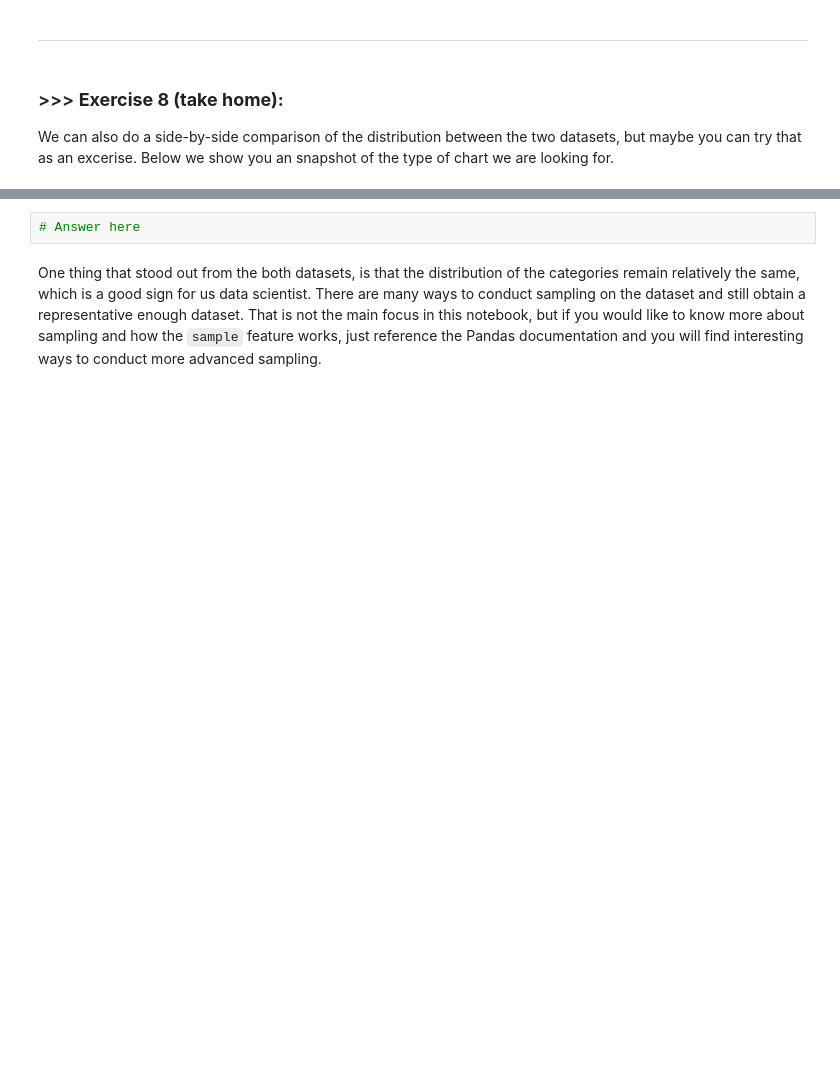
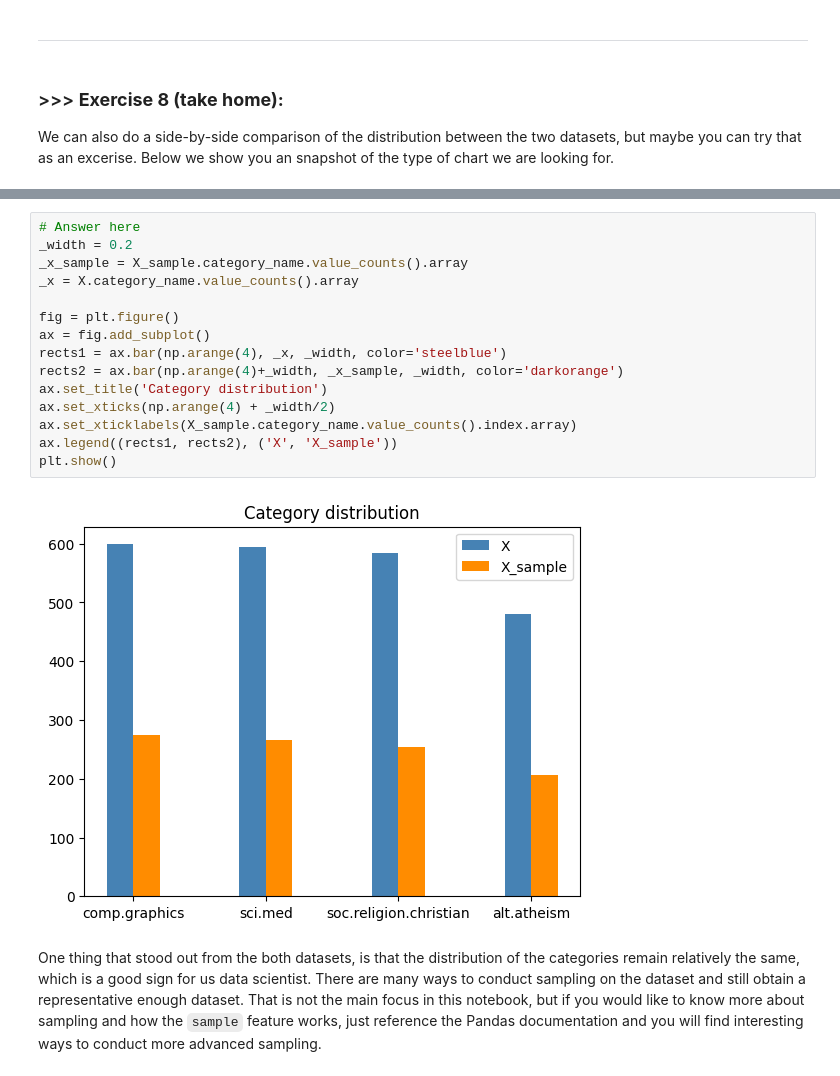
Before and after one commit to En90/DM2024-Lab1-Master, a Jupyter notebook: DM2024-Lab1-Master.ipynb, the cells around one changed output, grey strips where cells are left out. Saved outputs shown, nothing was run; the diff lists cells and outputs as text; blank space fills up the shorter version.

```diff
--- a/DM2024-Lab1-Master.ipynb
+++ b/DM2024-Lab1-Master.ipynb
@@ -847,8 +850,23 @@ X_sample.category_name.value_counts().plot(kind = 'bar',
 We can also do a side-by-side comparison of the distribution between the two datasets, but maybe you can try that as an excerise. Below we show you an snapshot of the type of chart we are looking for.
 # %% [markdown]
 ![alt txt](https://i.imgur.com/9eO431H.png)
-# %%
-# Answer here
+# %%
+# Answer here
+_width = 0.2
+_x_sample = X_sample.category_name.value_counts().array
+_x = X.category_name.value_counts().array
+
+fig = plt.figure()
+ax = fig.add_subplot()
+rects1 = ax.bar(np.arange(4), _x, _width, color='steelblue')
+rects2 = ax.bar(np.arange(4)+_width, _x_sample, _width, color='darkorange')
+ax.set_title('Category distribution')
+ax.set_xticks(np.arange(4) + _width/2)
+ax.set_xticklabels(X_sample.category_name.value_counts().index.array)
+ax.legend((rects1, rects2), ('X', 'X_sample'))
+plt.show()
+# %% [output]
+[figure, added]
 # %% [markdown]
 One thing that stood out from the both datasets, is that the distribution of the categories remain relatively the same, which is a good sign for us data scientist. There are many ways to conduct sampling on the dataset and still obtain a representative enough dataset. That is not the main focus in this notebook, but if you would like to know more about sampling and how the `sample` feature works, just reference the Pandas documentation and you will find interesting ways to conduct more advanced sampling.
 # %% [markdown]
```
Also changed, not shown: parts of 4 cells of this notebook.
